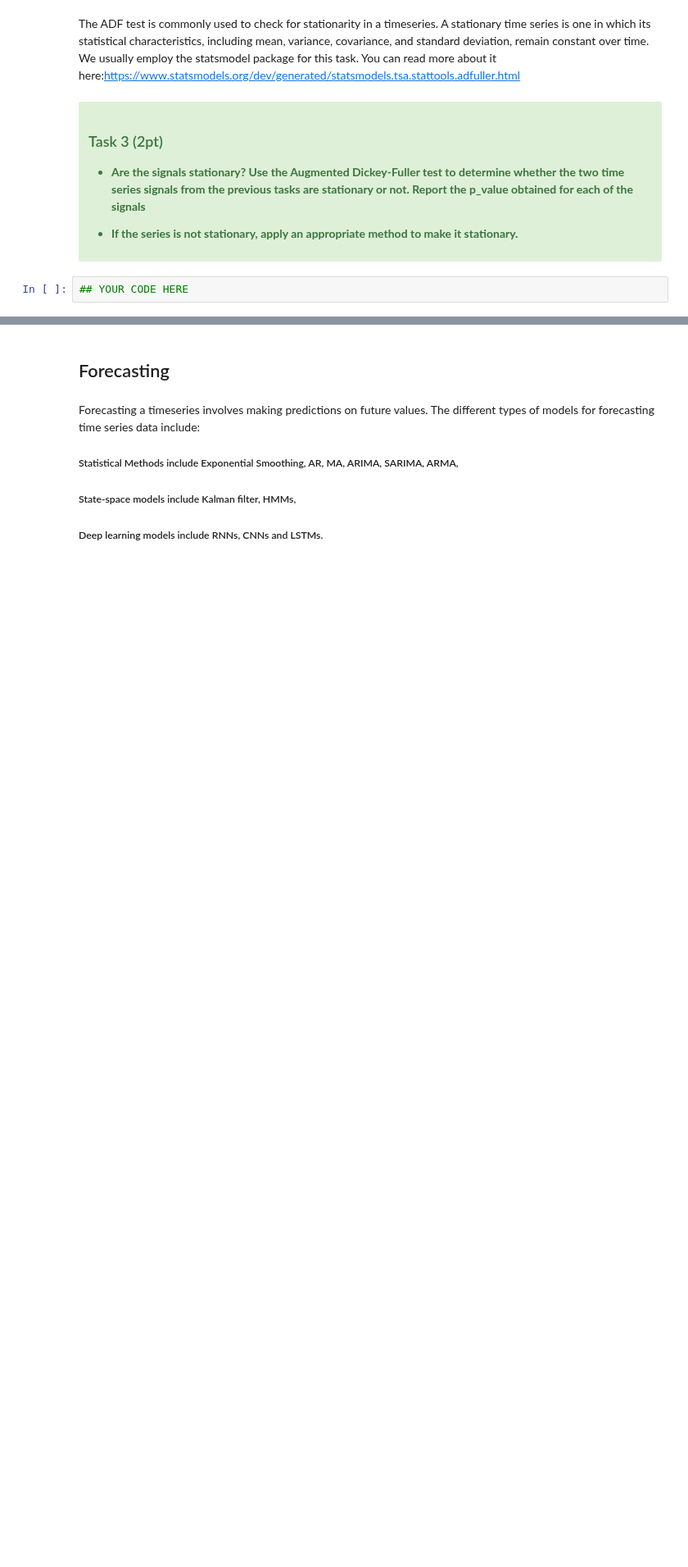
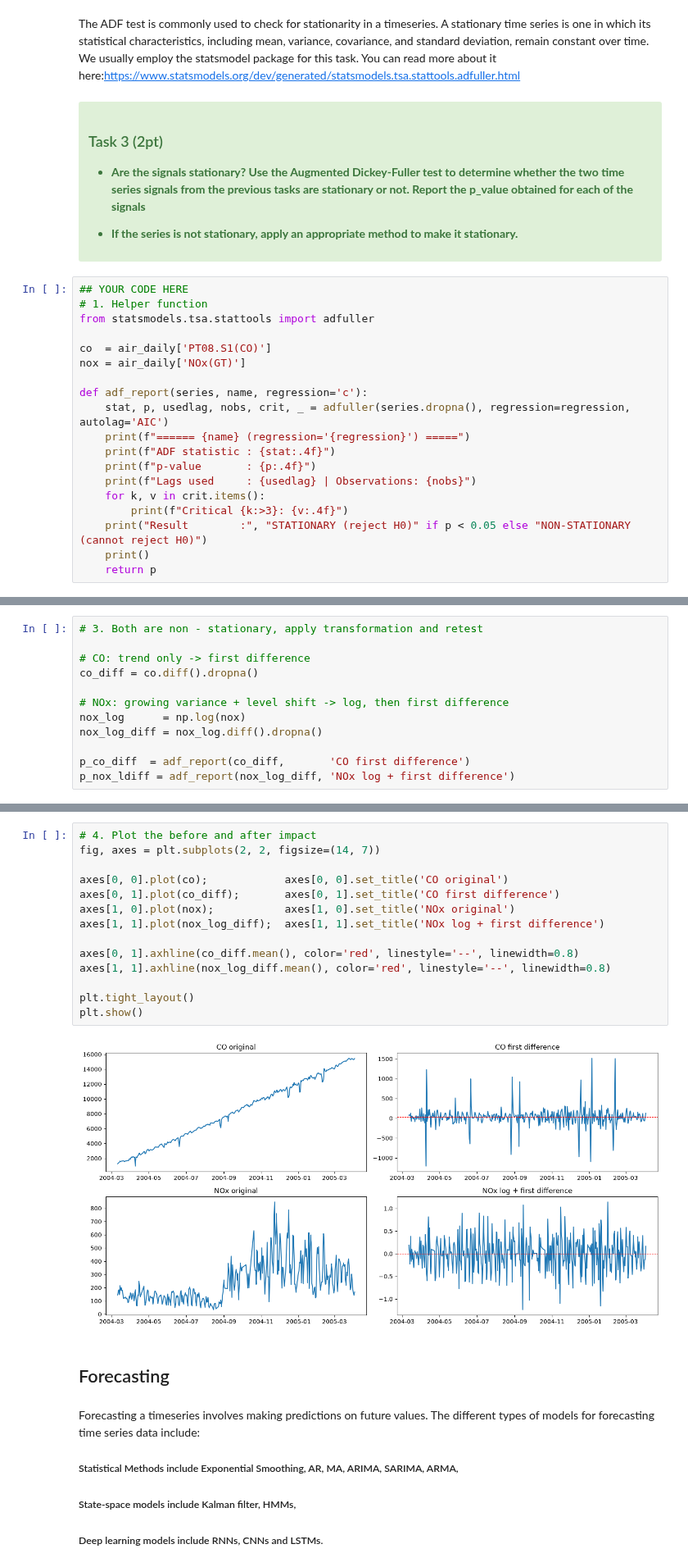
Before and after one commit to Masters-Halmstad/Data-Mining-DT8013, a Jupyter notebook: Lab#4_time_series/lab_timeseries_analysis.ipynb, the cells around one changed output, grey strips where cells are left out. Shown at 82% size. Drawn from its saved outputs; the diff is of its cells as text; blank space fills up the shorter version.

```diff
--- a/Lab#4_time_series/lab_timeseries_analysis.ipynb
+++ b/Lab#4_time_series/lab_timeseries_analysis.ipynb
@@ -109,3 +361,20 @@ We usually employ the statsmodel package for this task. You can read more about
  </div>
 # %%
 ## YOUR CODE HERE
+# 1. Helper function
+from statsmodels.tsa.stattools import adfuller
+
+co  = air_daily['PT08.S1(CO)']
+nox = air_daily['NOx(GT)']
+
+def adf_report(series, name, regression='c'):
+    stat, p, usedlag, nobs, crit, _ = adfuller(series.dropna(), regression=regression, autolag='AIC')
+    print(f"====== {name} (regression='{regression}') =====")
+    print(f"ADF statistic : {stat:.4f}")
+    print(f"p-value       : {p:.4f}")
+    print(f"Lags used     : {usedlag} | Observations: {nobs}")
+    for k, v in crit.items():
+        print(f"Critical {k:>3}: {v:.4f}")
+    print("Result        :", "STATIONARY (reject H0)" if p < 0.05 else "NON-STATIONARY (cannot reject H0)")
+    print()
+    return p
@@ -111,0 +403,12 @@ We usually employ the statsmodel package for this task. You can read more about
+# %%
+# 3. Both are non - stationary, apply transformation and retest
+
+# CO: trend only -> first difference
+co_diff = co.diff().dropna()
+
+# NOx: growing variance + level shift -> log, then first difference
+nox_log      = np.log(nox)
+nox_log_diff = nox_log.diff().dropna()
+
+p_co_diff  = adf_report(co_diff,       'CO first difference')
+p_nox_ldiff = adf_report(nox_log_diff, 'NOx log + first difference')
@@ -112,3 +433,19 @@ We usually employ the statsmodel package for this task. You can read more about
+# %%
+# 4. Plot the before and after impact
+fig, axes = plt.subplots(2, 2, figsize=(14, 7))
+
+axes[0, 0].plot(co);            axes[0, 0].set_title('CO original')
+axes[0, 1].plot(co_diff);       axes[0, 1].set_title('CO first difference')
+axes[1, 0].plot(nox);           axes[1, 0].set_title('NOx original')
+axes[1, 1].plot(nox_log_diff);  axes[1, 1].set_title('NOx log + first difference')
+
+axes[0, 1].axhline(co_diff.mean(), color='red', linestyle='--', linewidth=0.8)
+axes[1, 1].axhline(nox_log_diff.mean(), color='red', linestyle='--', linewidth=0.8)
+
+plt.tight_layout()
+plt.show()
+# %% [output]
+[figure, added]
 # %% [markdown]
 ## Forecasting
 # %% [markdown]
```
Also changed, not shown: parts of 16 cells of this notebook.
